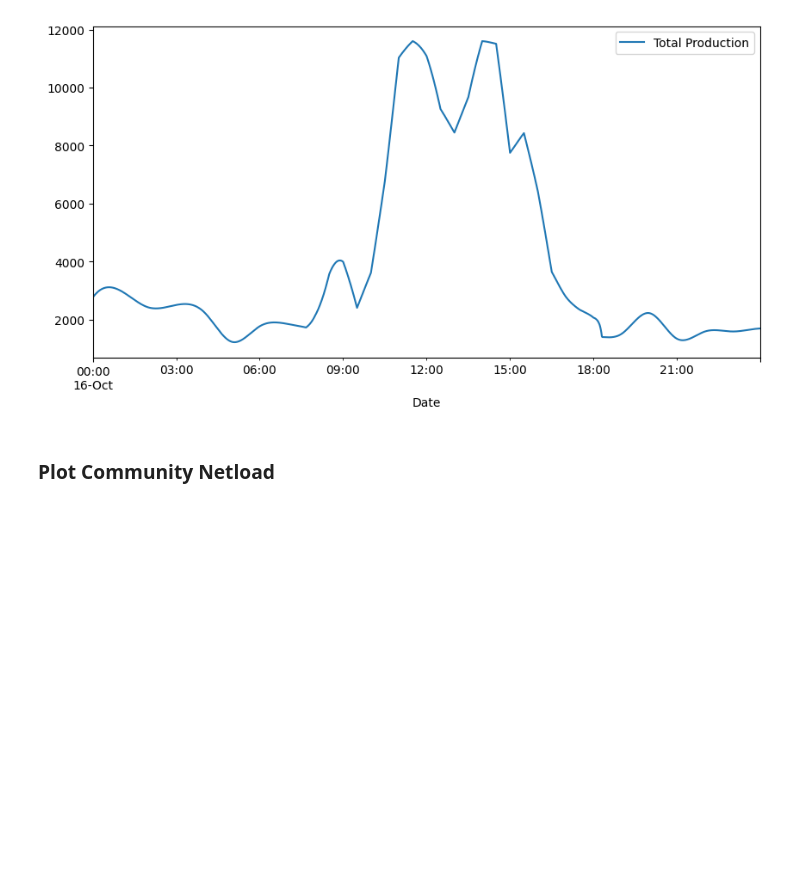
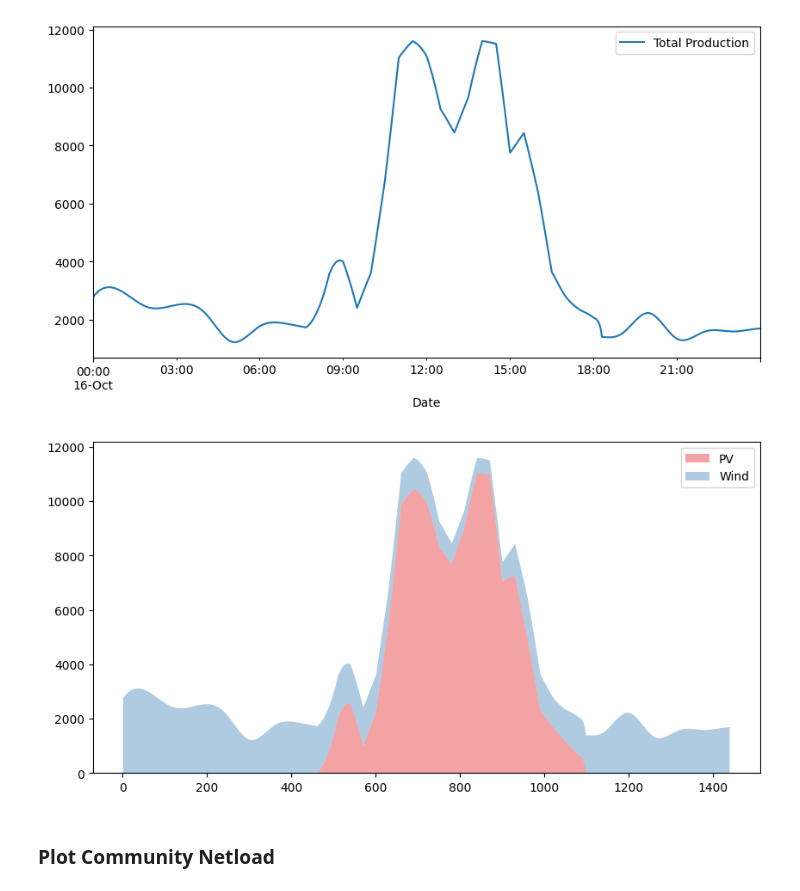
Before and after one commit to feelab-info/PROCSIM_ECs_Simulation_Scenarios, a Jupyter notebook: paper_experiments/Experiment1_EC_Generator.ipynb, the cells around one changed output. Cells and saved outputs as stored; diff of their text form; code cells hidden in the pictures; blank space fills up the shorter version.

```diff
--- a/paper_experiments/Experiment1_EC_Generator.ipynb
+++ b/paper_experiments/Experiment1_EC_Generator.ipynb
@@ -223,6 +241,15 @@ community_df[:24*60]["Production"].plot(legend=True, label='Total Production')
 plt.show()
 # %% [output]
 [figure]
+# %%
+x = range(1,24*60+1)
+
+pal = sns.color_palette("Set1")
+plt.stackplot(x, [community_df[:24*60]["PV_Production"], community_df[:24*60]["Wind_Production"]], labels=['PV', 'Wind'], colors=pal, alpha=0.4 )
+plt.legend(loc='upper right')
+plt.show()
+# %% [output]
+[figure, added]
 # %% [markdown]
 ### Plot Community Netload
 # %%
```
Also changed, not shown: parts of 2 cells of this notebook, 1 other file.
